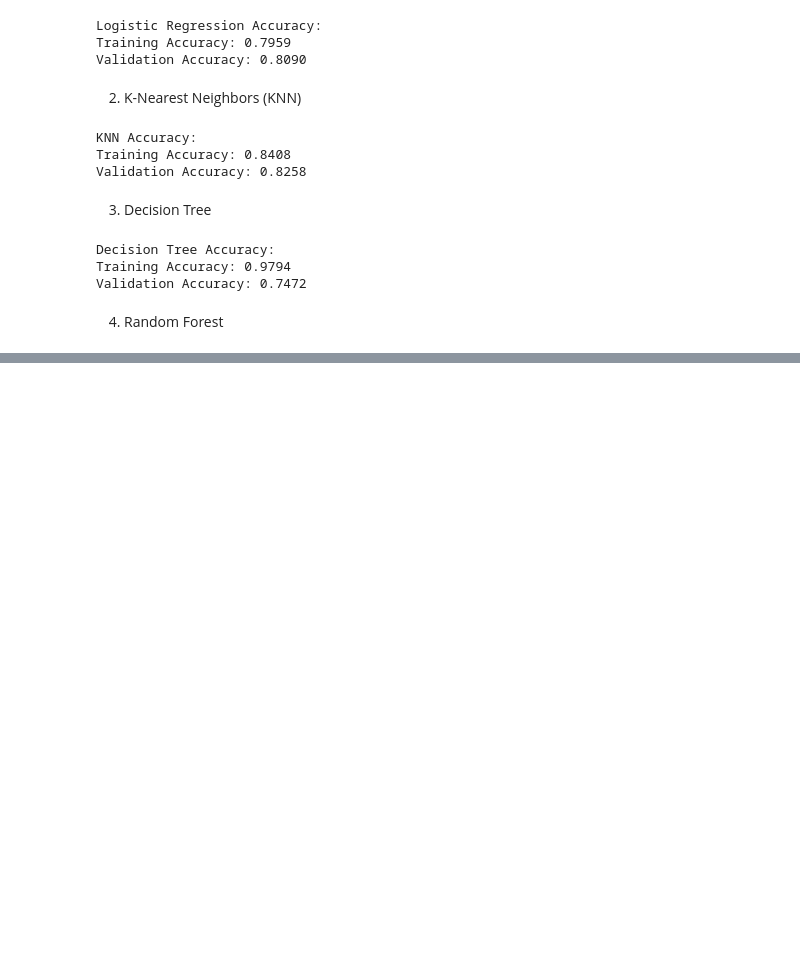
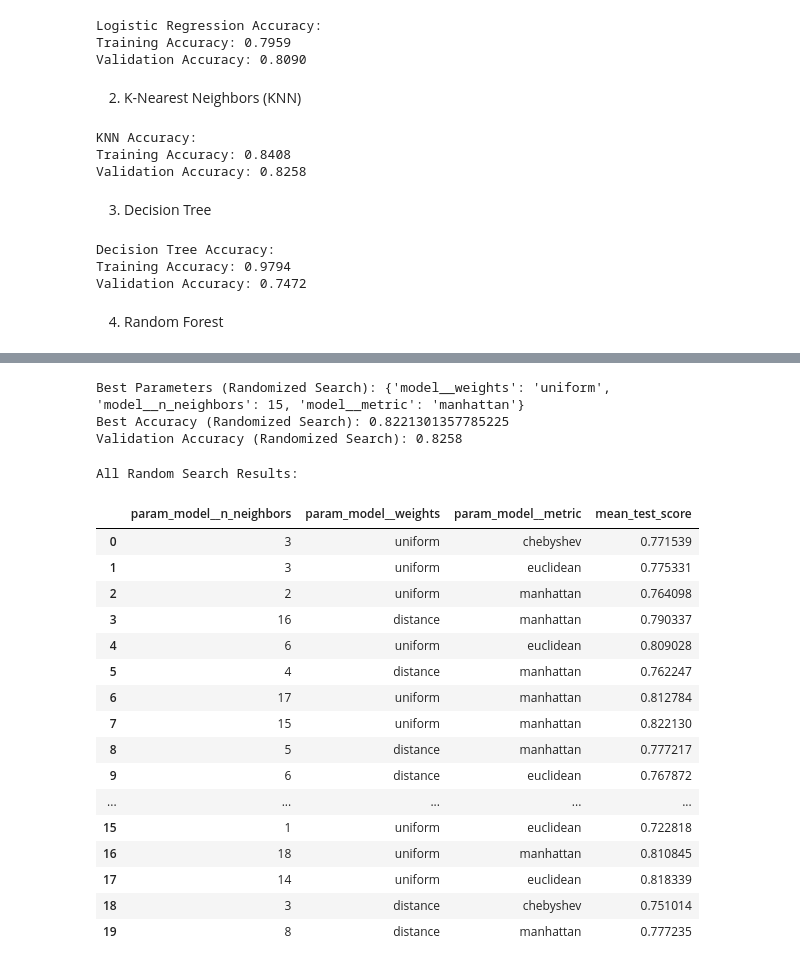
Before and after one commit to shamaseen/machine-learning-with-qafzah, a Jupyter notebook: notebooks/Part 3: End-to-End Machine Learning Project Workflow.ipynb, the cells around one changed output, grey strips where cells are left out. Drawn from its saved outputs; the diff is of its cells as text; code cells hidden in the pictures; blank space fills up the shorter version.

```diff
--- a/notebooks/Part 3: End-to-End Machine Learning Project Workflow.ipynb
+++ b/notebooks/Part 3: End-to-End Machine Learning Project Workflow.ipynb
@@ -1047,0 +1183,57 @@ Validation Accuracy: 0.8090
+# %%
+from sklearn.model_selection import RandomizedSearchCV
+import numpy as np
+
+param_distributions = {
+    'model__n_neighbors': np.arange(1, 20),
+    'model__weights': ['uniform', 'distance'],
+    'model__metric': ['euclidean', 'manhattan', 'chebyshev']
+}
+
+random_search = RandomizedSearchCV(
+    estimator=combined_pipeline,
+    param_distributions=param_distributions,
+    n_iter=20,
+    cv=5,
+    scoring='accuracy',
+    n_jobs=-1,
+    random_state=42
+)
+
+random_search.fit(X_train, y_train)
+
+print("Best Parameters (Randomized Search):", random_search.best_params_)
+print("Best Accuracy (Randomized Search):", random_search.best_score_)
+
+best_pipeline_random = random_search.best_estimator_
+y_val_pred_random = best_pipeline_random.predict(X_val)
+val_acc_random = accuracy_score(y_val, y_val_pred_random)
+print(f"Validation Accuracy (Randomized Search): {val_acc_random:.4f}")
+# %% [output]
+Best Parameters (Randomized Search): {'model__weights': 'uniform', 'model__n_neighbors': 15, 'model__metric': 'manhattan'}
+Best Accuracy (Randomized Search): 0.8221301357785225
+Validation Accuracy (Randomized Search): 0.8258
+# %%
+results_df = pd.DataFrame(random_search.cv_results_)
+
+print("All Random Search Results:")
+results_df[['param_model__n_neighbors', 'param_model__weights', 'param_model__metric', 'mean_test_score']]
+# %% [output]
+All Random Search Results:
+|  | param_model__n_neighbors | param_model__weights | param_model__metric | mean_test_score |
+| 0 | 3 | uniform | chebyshev | 0.771539 |
+| 1 | 3 | uniform | euclidean | 0.775331 |
+| 2 | 2 | uniform | manhattan | 0.764098 |
+| 3 | 16 | distance | manhattan | 0.790337 |
+| 4 | 6 | uniform | euclidean | 0.809028 |
+| 5 | 4 | distance | manhattan | 0.762247 |
+| 6 | 17 | uniform | manhattan | 0.812784 |
+| 7 | 15 | uniform | manhattan | 0.822130 |
+| 8 | 5 | distance | manhattan | 0.777217 |
+| 9 | 6 | distance | euclidean | 0.767872 |
+| ... | ... | ... | ... | ... |
+| 15 | 1 | uniform | euclidean | 0.722818 |
+| 16 | 18 | uniform | manhattan | 0.810845 |
+| 17 | 14 | uniform | euclidean | 0.818339 |
+| 18 | 3 | distance | chebyshev | 0.751014 |
+| 19 | 8 | distance | manhattan | 0.777235 |
```
Also changed, not shown: parts of 18 cells of this notebook, 1 other file.
